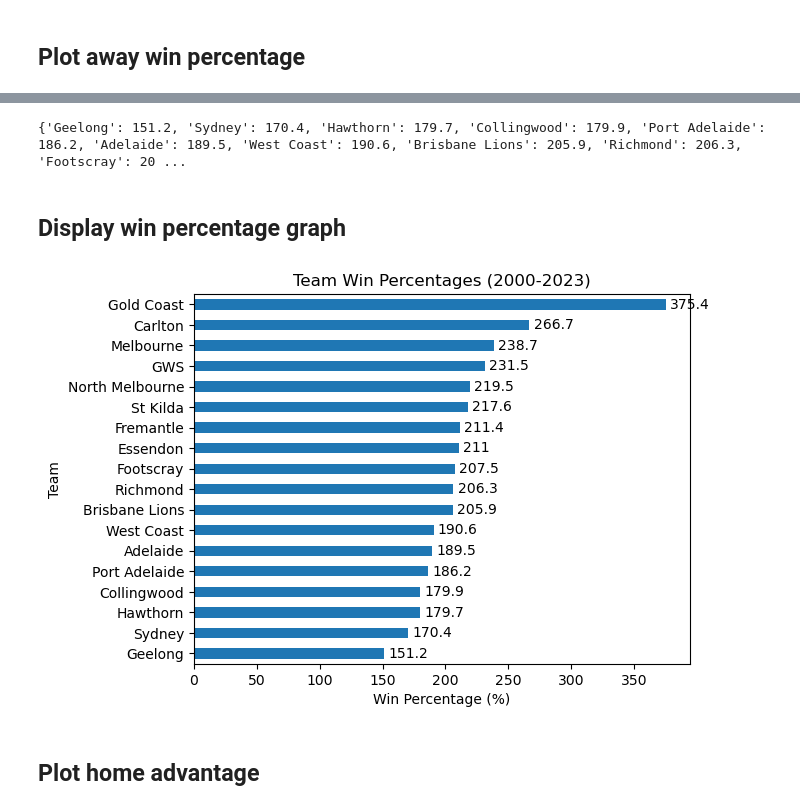
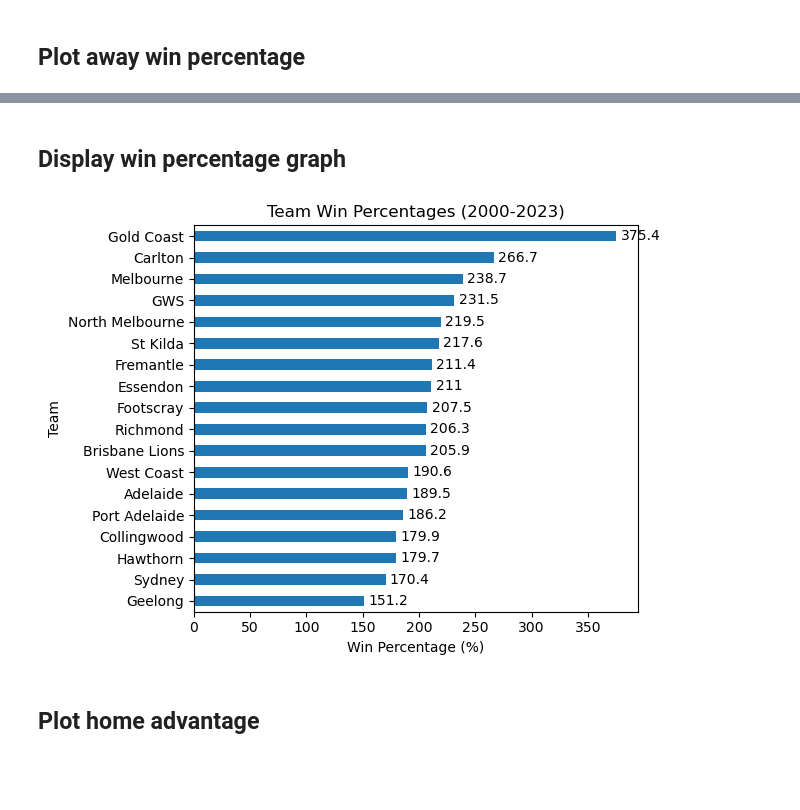
Before and after one commit to Cellett19/afl-match-predictor, a Jupyter notebook: Notebooks/afl_analysis.ipynb, the cells around one changed output, grey strips where cells are left out. Saved outputs shown, nothing was run; the diff lists cells and outputs as text; code cells hidden in the pictures; blank space fills up the shorter version.

```diff
--- a/Notebooks/afl_analysis.ipynb
+++ b/Notebooks/afl_analysis.ipynb
@@ -204,25 +229,14 @@ plt.show()
-# %%
-sorted_percentage = dict(sorted(team_win_percentage.items(), key=lambda item: item[1]))
-print(sorted_percentage)
-# %% [output]
-{'Geelong': 151.2, 'Sydney': 170.4, 'Hawthorn': 179.7, 'Collingwood': 179.9, 'Port Adelaide': 186.2, 'Adelaide': 189.5, 'West Coast': 190.6, 'Brisbane Lions': 205.9, 'Richmond': 206.3, 'Footscray': 20 ...
 # %% [markdown]
 ## Display win percentage graph
 # %%
-percentage_df = pd.Series(sorted_percentage)
+sorted_percentage = sort_dict(team_win_percentage)
 
-ax = percentage_df.plot(kind='barh')
-
-for container in ax.containers:
-    ax.bar_label(container, label_type='edge', padding=3)
-
-plt.title('Team Win Percentages (2000-2023)')
-plt.xlabel('Win Percentage (%)')
-plt.ylabel('Team')
-
-plt.show()
+plot_horizontal_bar(sorted_percentage,
+                    'Team Win Percentages (2000-2023)',
+                    'Win Percentage (%)',
+                    'Team')
 # %% [output]
-[figure, old version]
+[figure, new version]
 # %% [markdown]
 ## Plot home advantage
 # %%
```
Also changed, not shown: parts of 9 cells of this notebook, 9 other files.
